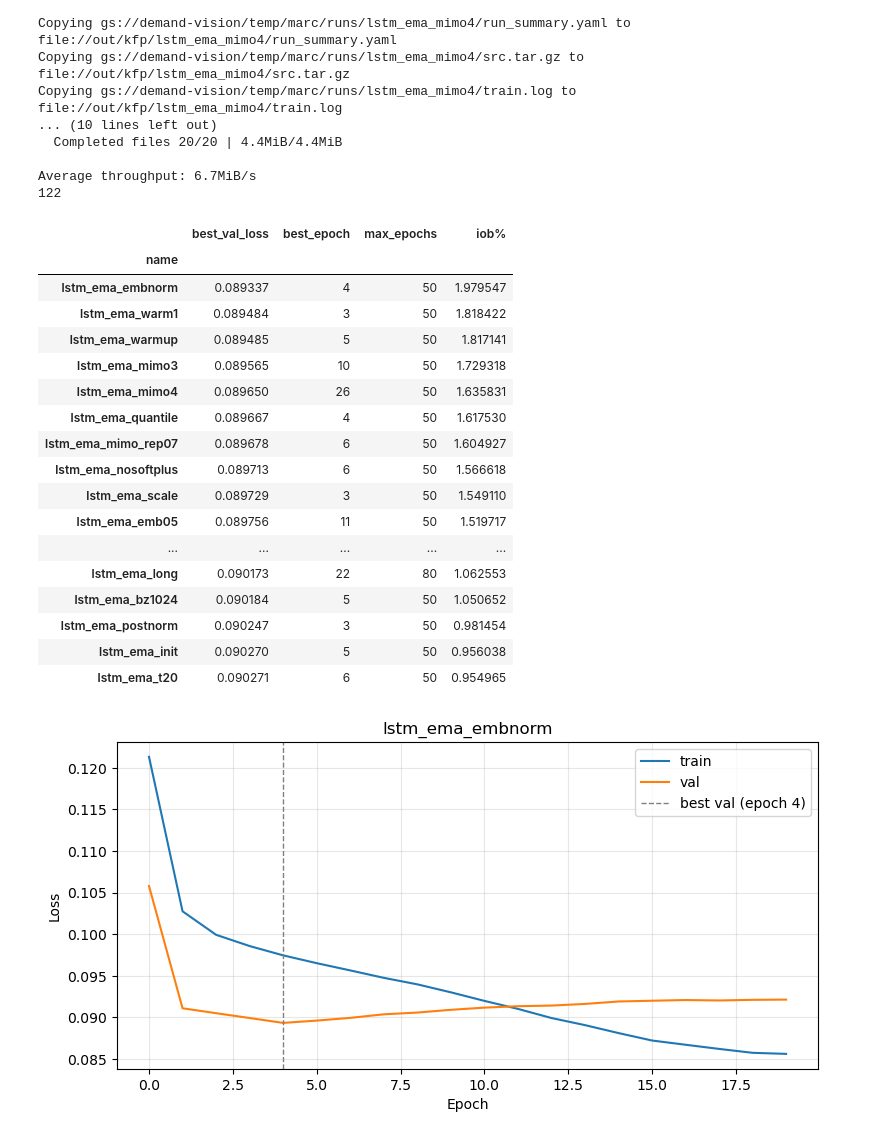
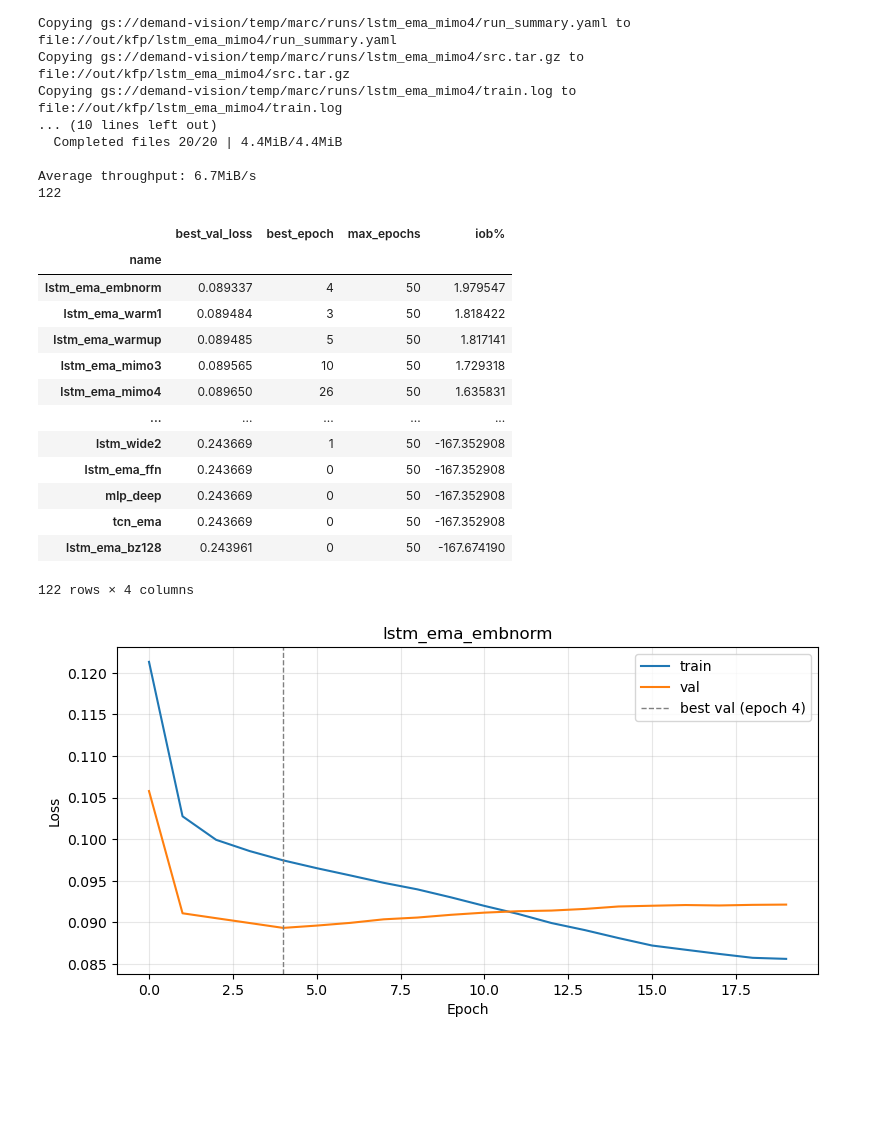
Before and after one commit to PeterStovell/Auto-research, a Jupyter notebook: notebooks/compare.ipynb, the cells around one changed output. Saved outputs shown, nothing was run; the diff lists cells and outputs as text; code cells hidden in the pictures; blank space fills up the shorter version.

```diff
--- a/notebooks/compare.ipynb
+++ b/notebooks/compare.ipynb
@@ -65,29 +65,25 @@ Average throughput: 6.7MiB/s
 # %%
 df = pd.DataFrame([load(path) for path in path_list])
 df = df['name best_val_loss best_epoch max_epochs'.split()]
 df = df.set_index('name')
 df = df.sort_values('best_val_loss')
 df['iob%'] = 100 * (1 - df['best_val_loss'] / df.loc['baseline', 'best_val_loss'])
-df.head(25)
+df
 # %% [output]
 |  | best_val_loss | best_epoch | max_epochs | iob% |
 | name |  |  |  |  |
 | lstm_ema_embnorm | 0.089337 | 4 | 50 | 1.979547 |
 | lstm_ema_warm1 | 0.089484 | 3 | 50 | 1.818422 |
 | lstm_ema_warmup | 0.089485 | 5 | 50 | 1.817141 |
 | lstm_ema_mimo3 | 0.089565 | 10 | 50 | 1.729318 |
 | lstm_ema_mimo4 | 0.089650 | 26 | 50 | 1.635831 |
-| lstm_ema_quantile | 0.089667 | 4 | 50 | 1.617530 |
-| lstm_ema_mimo_rep07 | 0.089678 | 6 | 50 | 1.604927 |
-| lstm_ema_nosoftplus | 0.089713 | 6 | 50 | 1.566618 |
-| lstm_ema_scale | 0.089729 | 3 | 50 | 1.549110 |
-| lstm_ema_emb05 | 0.089756 | 11 | 50 | 1.519717 |
 | ... | ... | ... | ... | ... |
-| lstm_ema_long | 0.090173 | 22 | 80 | 1.062553 |
-| lstm_ema_bz1024 | 0.090184 | 5 | 50 | 1.050652 |
-| lstm_ema_postnorm | 0.090247 | 3 | 50 | 0.981454 |
-| lstm_ema_init | 0.090270 | 5 | 50 | 0.956038 |
-| lstm_ema_t20 | 0.090271 | 6 | 50 | 0.954965 |
+| lstm_wide2 | 0.243669 | 1 | 50 | -167.352908 |
+| lstm_ema_ffn | 0.243669 | 0 | 50 | -167.352908 |
+| mlp_deep | 0.243669 | 0 | 50 | -167.352908 |
+| tcn_ema | 0.243669 | 0 | 50 | -167.352908 |
+| lstm_ema_bz128 | 0.243961 | 0 | 50 | -167.674190 |
+122 rows × 4 columns
 # %%
 name = df.index[0]
 # name = 'tcn_ema'
```
